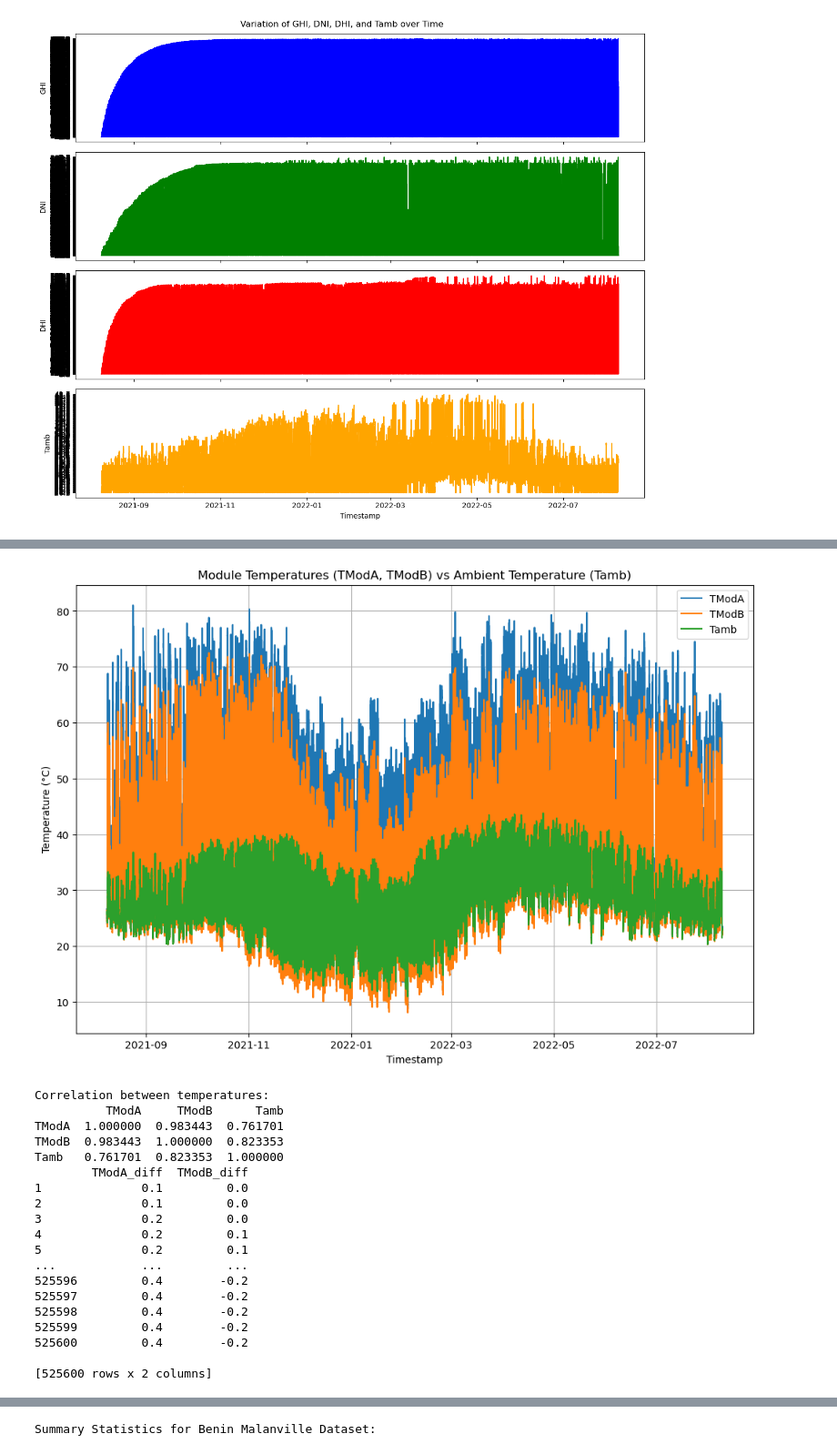
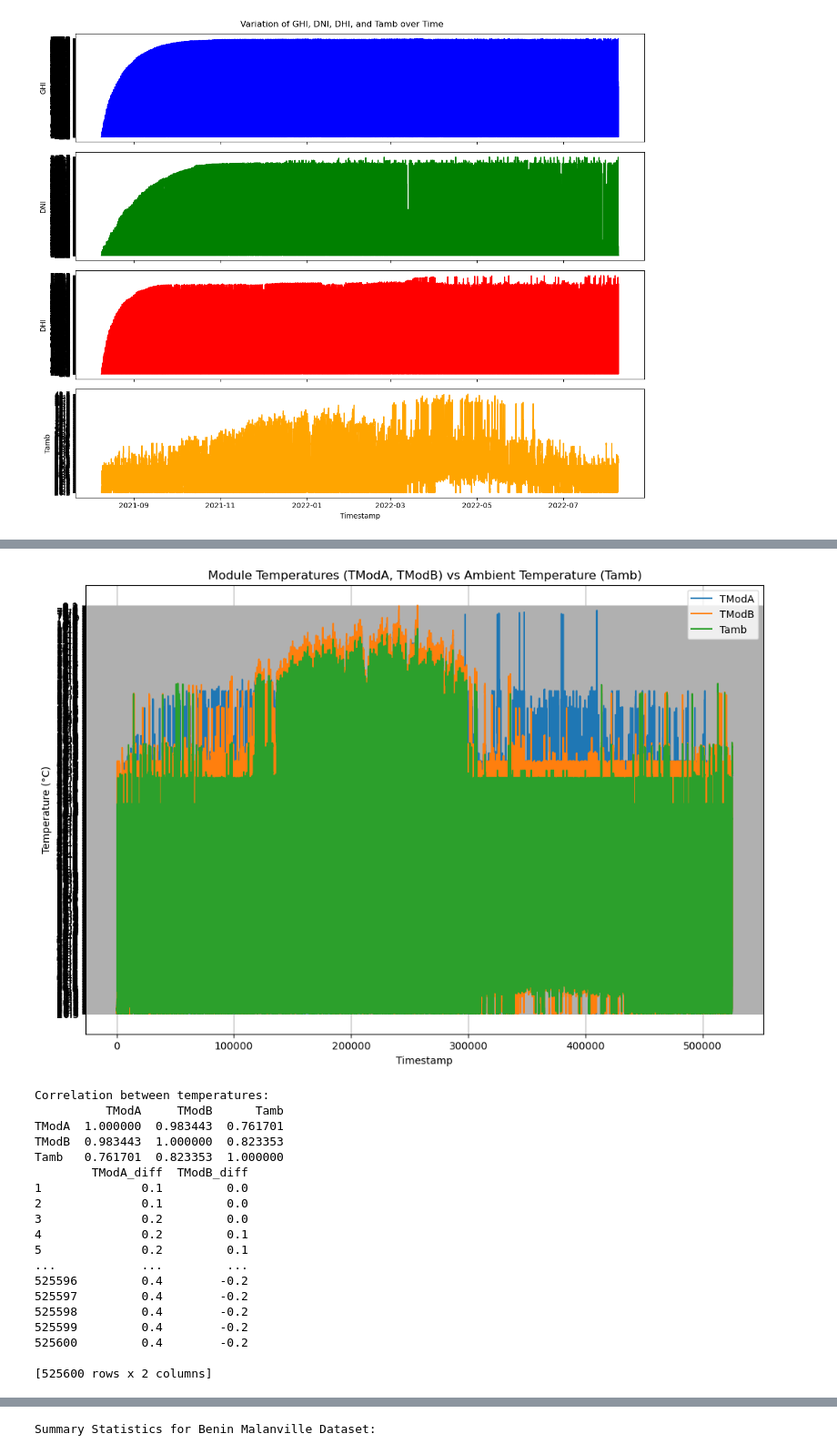
Before and after one commit to Yaadee/10-Academy-week-0, a Jupyter notebook: notebooks/EDA.ipynb, the cells around one changed output, grey strips where cells are left out. Shown at 91% size. Saved outputs shown, nothing was run; the diff lists cells and outputs as text; code cells hidden in the pictures.

Commit message:
Statistical and EDA for Benin two cities done

```diff
--- a/notebooks/EDA.ipynb
+++ b/notebooks/EDA.ipynb
@@ -147,13 +146,11 @@ wsstdev_data = pd.to_numeric(data_Benin_malanville['WSstdev'], errors='coerce').
 wd_data = pd.to_numeric(data_Benin_malanville['WD'], errors='coerce').dropna().to_numpy()
 wdstdev_data = pd.to_numeric(data_Benin_malanville['WDstdev'], errors='coerce').dropna().to_numpy()
 
-data_Benin_malanville = data_Benin_malanville[data_Benin_malanville['Timestamp'] != 'yyyy-mm-dd hh:mm']
-data_Benin_malanville['Timestamp'] = pd.to_datetime(data_Benin_malanville['Timestamp'])
 # Plot wind speed data
 plt.figure(figsize=(12, 8))
-plt.plot(data_Benin_malanville['Timestamp'].to_numpy(), ws_data, label='WS')
-plt.plot(data_Benin_malanville['Timestamp'].to_numpy(), wsgust_data, label='WSgust')
-plt.plot(data_Benin_malanville['Timestamp'].to_numpy(), wsstdev_data, label='WSstdev')
+plt.plot(data_Benin_malanville.index.to_numpy()[:len(ws_data)], ws_data, label='WS')
+plt.plot(data_Benin_malanville.index.to_numpy()[:len(wsgust_data)], wsgust_data, label='WSgust')
+plt.plot(data_Benin_malanville.index.to_numpy()[:len(wsstdev_data)], wsstdev_data, label='WSstdev')
 plt.xlabel('Timestamp')
 plt.ylabel('Wind Speed (m/s)')
 plt.title('Wind Speed Trends')
@@ -161,12 +158,10 @@ plt.legend()
 plt.grid(True)
 plt.show()
 
-
-
 # Plot wind direction data
 plt.figure(figsize=(12, 8))
-plt.plot(data_Benin_malanville['Timestamp'].to_numpy(), wd_data, label='WD')
-plt.plot( data_Benin_malanville['Timestamp'].to_numpy(), wdstdev_data, label='WDstdev')
+plt.plot(data_Benin_malanville.index.to_numpy()[:len(wd_data)], wd_data, label='WD')
+plt.plot(data_Benin_malanville.index.to_numpy()[:len(wdstdev_data)], wdstdev_data, label='WDstdev')
 plt.xlabel('Timestamp')
 plt.ylabel('Wind Direction (degrees)')
 plt.title('Wind Direction Trends')
@@ -211,49 +206,46 @@ Wind Direction Summary Statistics:
  [360.   99.4]]
 # %%
 # Plot module temperatures and ambient temperature
-
-data_Benin_malanville = data_Benin_malanville[data_Benin_malanville['Timestamp'] != 'yyyy-mm-dd hh:mm']
-data_Benin_malanville['Timestamp'] = pd.to_datetime(data_Benin_malanville['Timestamp'])
 plt.figure(figsize=(12, 8))
-plt.plot(data_Benin_malanville['Timestamp'].to_numpy(), data_Benin_malanville['TModA'].to_numpy(), label='TModA')
-plt.plot(data_Benin_malanville['Timestamp'].to_numpy(), data_Benin_malanville['TModB'].to_numpy(), label='TModB')
-plt.plot(data_Benin_malanville['Timestamp'].to_numpy(), data_Benin_malanville['Tamb'].to_numpy(), label='Tamb')
+plt.plot(data_Benin_malanville.index.to_numpy(), data_Benin_malanville['TModA'].to_numpy(), label='TModA')
+plt.plot(data_Benin_malanville.index.to_numpy(), data_Benin_malanville['TModB'].to_numpy(), label='TModB')
+plt.plot(data_Benin_malanville.index.to_numpy(), data_Benin_malanville['Tamb'].to_numpy(), label='Tamb')
 plt.xlabel('Timestamp')
 plt.ylabel('Temperature (°C)')
 plt.title('Module Temperatures (TModA, TModB) vs Ambient Temperature (Tamb)')
 plt.legend()
 plt.grid(True)
 plt.show()
 
 # Calculate correlation coefficients
 temperature_correlation = data_Benin_malanville[['TModA', 'TModB', 'Tamb']].corr()
 print("Correlation between temperatures:")
 print(temperature_correlation)
 
 # Convert temperature columns to numeric
 data_Benin_malanville['TModA'] = pd.to_numeric(data_Benin_malanville['TModA'], errors='coerce')
 data_Benin_malanville['TModB'] = pd.to_numeric(data_Benin_malanville['TModB'], errors='coerce')
 data_Benin_malanville['Tamb'] = pd.to_numeric(data_Benin_malanville['Tamb'], errors='coerce')
 
 # Calculate temperature differences
 data_Benin_malanville['TModA_diff'] = data_Benin_malanville['TModA'] - data_Benin_malanville['Tamb']
 data_Benin_malanville['TModB_diff'] = data_Benin_malanville['TModB'] - data_Benin_malanville['Tamb']
 print(data_Benin_malanville[['TModA_diff', 'TModB_diff']])
 
 
 
 # Plot temperature differences
 plt.figure(figsize=(12, 8))
-plt.plot(data_Benin_malanville['Timestamp'].to_numpy(), data_Benin_malanville['TModA_diff'].to_numpy(), label='TModA - Tamb')
-plt.plot(data_Benin_malanville['Timestamp'].to_numpy(), data_Benin_malanville['TModB_diff'].to_numpy(), label='TModB - Tamb')
+plt.plot(data_Benin_malanville.index.to_numpy(), data_Benin_malanville['TModA_diff'].to_numpy(), label='TModA - Tamb')
+plt.plot(data_Benin_malanville.index.to_numpy(), data_Benin_malanville['TModB_diff'].to_numpy(), label='TModB - Tamb')
 plt.xlabel('Timestamp')
 plt.ylabel('Temperature Difference (°C)')
 plt.title('Temperature Differences (Module Temperatures - Ambient Temperature)')
 plt.legend()
 plt.grid(True)
 plt.show()
 # %% [output]
-[figure, old version]
+[figure, new version]
 Correlation between temperatures:
           TModA     TModB      Tamb
 TModA  1.000000  0.983443  0.761701
```
Also changed, not shown: parts of 29 cells of this notebook.
